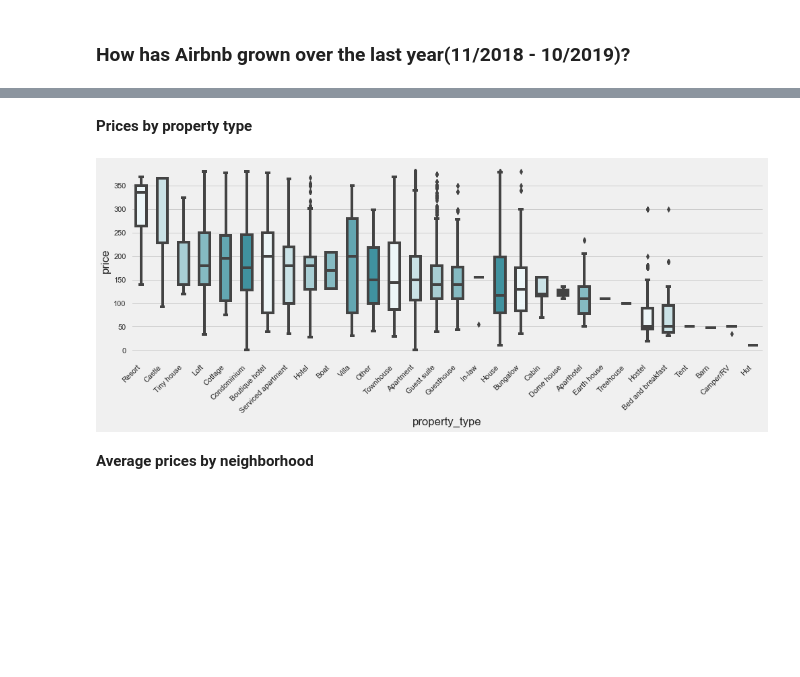
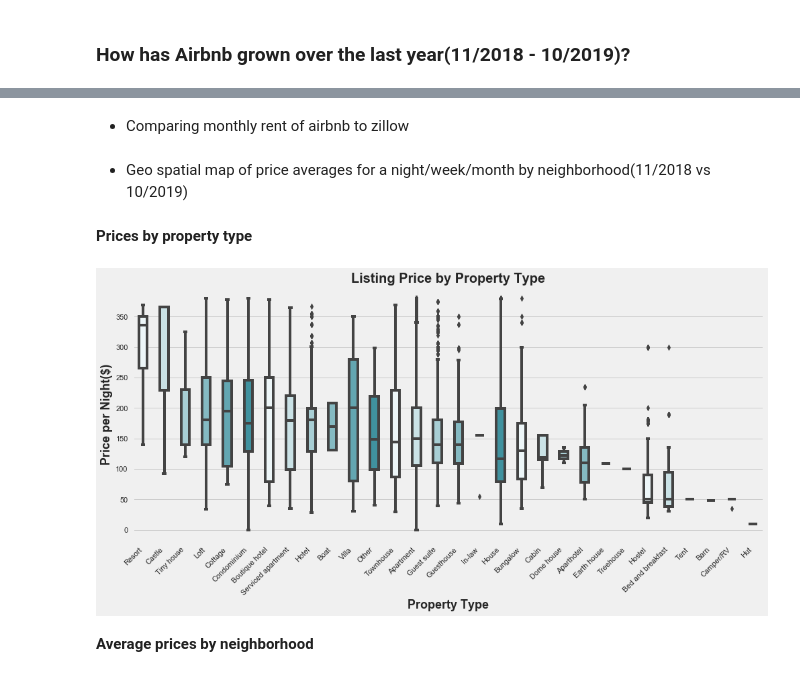
Before and after one commit to KishenSharma6/Airbnb-SF, a Jupyter notebook: Project Codes/03. Exploratory Data Analysis/12_27_2019_EDA.ipynb, the cells around one changed output, grey strips where cells are left out. Cells and saved outputs as stored; diff of their text form; code cells hidden in the pictures; blank space fills up the shorter version.

Commit message:
Graphics completed through stacked area plot of available vs unavailable nights

```diff
--- a/Project Codes/03. Exploratory Data Analysis/12_27_2019_EDA.ipynb
+++ b/Project Codes/03. Exploratory Data Analysis/12_27_2019_EDA.ipynb
@@ -164,4 +187,7 @@ last_year =last_year.rename(columns = {'nunique': 'listings'})
 # %%
+#Set 538 plot style
+plt.style.use('fivethirtyeight')
+
 #Plot data
 ax = last_year.plot(x='month_year', y='listings', kind = 'line',style='o-', markersize=7,
           title='Unique Airbnb Listings in San Francisco', label= 'Unique Listings',
@@ -169,7 +195,7 @@ ax = last_year.plot(x='month_year', y='listings', kind = 'line',style='o-', mark
 
 #Set fontdict
 fontdict={'weight' : 'bold',
-        'size'   : 18}
+          'size': 17}
 
 #Set x and y labels
 ax.set_xlabel('Month',fontdict=fontdict)
@@ -181,6 +207,9 @@ ax.set_yticklabels(['{:,}'.format(int(x)) for x in ax.get_yticks().tolist()])
 #Set Title
 ax.set_title('Unique Airbnb Listings in San Francisco', fontweight = 'bold', fontsize=22)
 
+#Adjust plot margins
+ax.margins(0,.1)
+
 #Mute vertical grid lines
 ax.grid(b = False, which ='major', axis = 'x')
 # %% [output]
@@ -199,21 +285,38 @@ Distributions of target variable: Price
+# %% [markdown]
+* Comparing monthly rent of airbnb to zillow
+# %% [markdown]
+* Geo spatial map of price averages for a night/week/month by neighborhood(11/2018 vs 10/2019)
 # %% [markdown]
 **Prices by property type**
 # %%
+
 test = listings.groupby('property_type')['price'].mean().sort_values(ascending = False).reset_index()
 test_list = test.property_type.tolist()
 
+#Set 538 plot style
+plt.style.use('fivethirtyeight')
+
 #Set Figure
-f, ax = plt.subplots(figsize= (15,5))
+f, ax = plt.subplots(figsize= (15,6.5))
 
 #Plot
 g= sns.boxplot(x="property_type", y="price", order=test_list,
-               width = .5,palette=sns.light_palette((210, 90, 60), input="husl"),
+               width = .4,palette=sns.light_palette((210, 90, 60), input="husl"),
              data=listings, ax=ax)
+
+#Set Title
+ax.set_title('Listing Price by Property Type', fontweight = 'bold', fontsize=22)
+
+#Set x and y Labels
+ax.set_ylabel('Price per Night($)',fontdict=fontdict)
+ax.set_xlabel('Property Type',fontdict=fontdict)
 
 #Rotate x_ticklabels
 g.set_xticklabels(g.get_xticklabels(), rotation=45, horizontalalignment='right');
+
+#Format ticks on y-axis
 # %% [output]
-[figure, old version]
+[figure, new version]
 # %% [markdown]
 **Average prices by neighborhood**
 # %%
```
Also changed, not shown: parts of 30 cells of this notebook.
